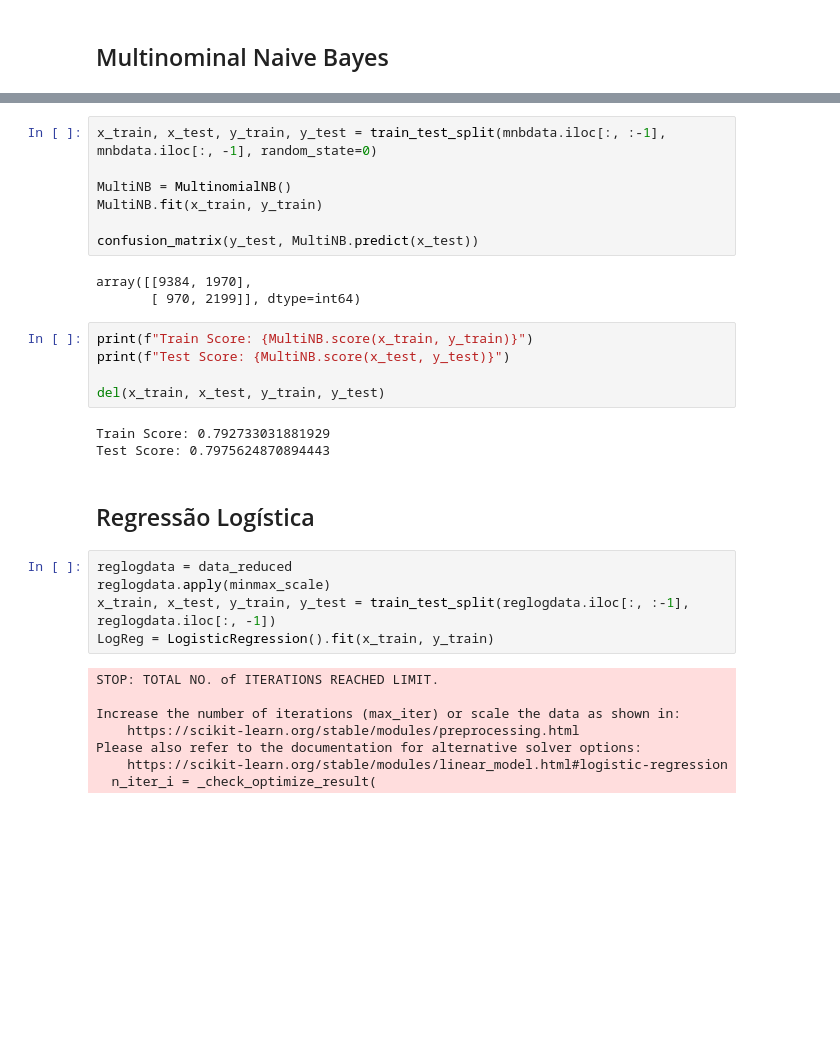
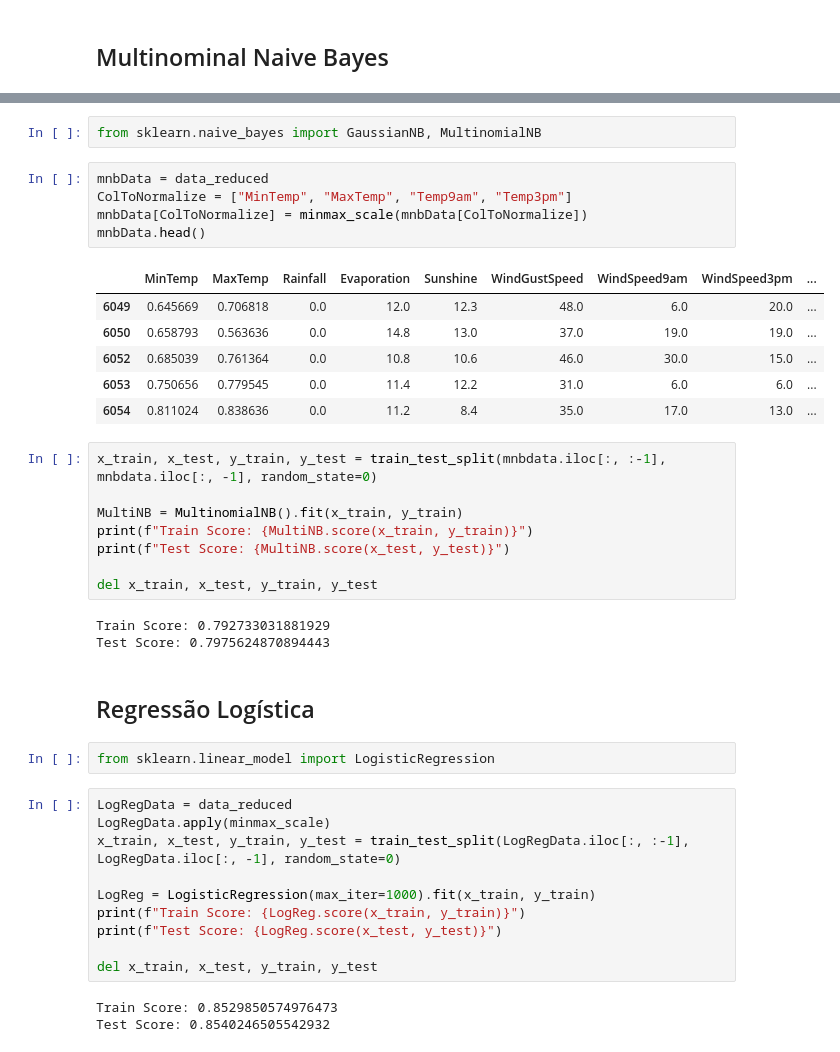
Before and after one commit to rstellet8/p2-datamining, a Jupyter notebook: rainNb.ipynb, the cells around one changed output, grey strips where cells are left out. Drawn from its saved outputs; the diff is of its cells as text; blank space fills up the shorter version.

```diff
--- a/rainNb.ipynb
+++ b/rainNb.ipynb
@@ -136,33 +127,42 @@ mnbdata
+# %%
+from sklearn.naive_bayes import GaussianNB, MultinomialNB
+# %%
+mnbData = data_reduced
+ColToNormalize = ["MinTemp", "MaxTemp", "Temp9am", "Temp3pm"]
+mnbData[ColToNormalize] = minmax_scale(mnbData[ColToNormalize])
+mnbData.head()
+# %% [output]
+|  | MinTemp | MaxTemp | Rainfall | Evaporation | Sunshine | WindGustSpeed | WindSpeed9am | WindSpeed3pm | ... |
+| 6049 | 0.645669 | 0.706818 | 0.0 | 12.0 | 12.3 | 48.0 | 6.0 | 20.0 | ... |
+| 6050 | 0.658793 | 0.563636 | 0.0 | 14.8 | 13.0 | 37.0 | 19.0 | 19.0 | ... |
+| 6052 | 0.685039 | 0.761364 | 0.0 | 10.8 | 10.6 | 46.0 | 30.0 | 15.0 | ... |
+| 6053 | 0.750656 | 0.779545 | 0.0 | 11.4 | 12.2 | 31.0 | 6.0 | 6.0 | ... |
+| 6054 | 0.811024 | 0.838636 | 0.0 | 11.2 | 8.4 | 35.0 | 17.0 | 13.0 | ... |
 # %%
 x_train, x_test, y_train, y_test = train_test_split(mnbdata.iloc[:, :-1], mnbdata.iloc[:, -1], random_state=0)
 
-MultiNB = MultinomialNB()
-MultiNB.fit(x_train, y_train)
+MultiNB = MultinomialNB().fit(x_train, y_train)
+print(f"Train Score: {MultiNB.score(x_train, y_train)}")
+print(f"Test Score: {MultiNB.score(x_test, y_test)}")
 
-confusion_matrix(y_test, MultiNB.predict(x_test))
+del x_train, x_test, y_train, y_test
 # %% [output]
-array([[9384, 1970],
-       [ 970, 2199]], dtype=int64)
+Train Score: 0.792733031881929
+Test Score: 0.7975624870894443
-# %%
-print(f"Train Score: {MultiNB.score(x_train, y_train)}")
-print(f"Test Score: {MultiNB.score(x_test, y_test)}")
-
-del(x_train, x_test, y_train, y_test)
-# %% [output]
-Train Score: 0.792733031881929
-Test Score: 0.7975624870894443
 # %% [markdown]
 ## Regressão Logística
+# %%
+from sklearn.linear_model import LogisticRegression
 # %%
-reglogdata = data_reduced
-reglogdata.apply(minmax_scale)
-x_train, x_test, y_train, y_test = train_test_split(reglogdata.iloc[:, :-1], reglogdata.iloc[:, -1])
-LogReg = LogisticRegression().fit(x_train, y_train)
+LogRegData = data_reduced
+LogRegData.apply(minmax_scale)
+x_train, x_test, y_train, y_test = train_test_split(LogRegData.iloc[:, :-1], LogRegData.iloc[:, -1], random_state=0)
+
+LogReg = LogisticRegression(max_iter=1000).fit(x_train, y_train)
+print(f"Train Score: {LogReg.score(x_train, y_train)}")
+print(f"Test Score: {LogReg.score(x_test, y_test)}")
+
+del x_train, x_test, y_train, y_test
 # %% [output]
-STOP: TOTAL NO. of ITERATIONS REACHED LIMIT.
-
-Increase the number of iterations (max_iter) or scale the data as shown in:
-    https://scikit-learn.org/stable/modules/preprocessing.html
-Please also refer to the documentation for alternative solver options:
-    https://scikit-learn.org/stable/modules/linear_model.html#logistic-regression
-  n_iter_i = _check_optimize_result(
+Train Score: 0.8529850574976473
+Test Score: 0.8540246505542932
```
Also changed, not shown: parts of 11 cells of this notebook, 3 other files.
